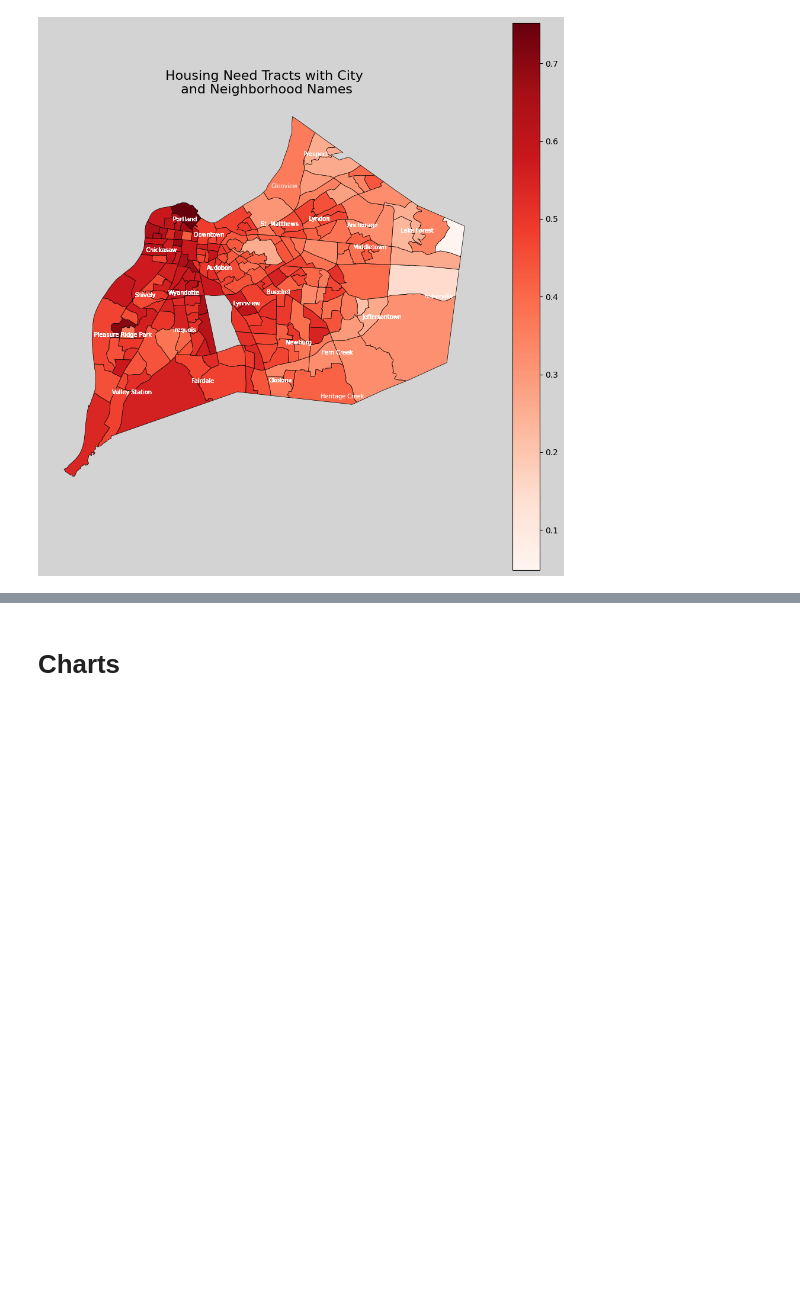
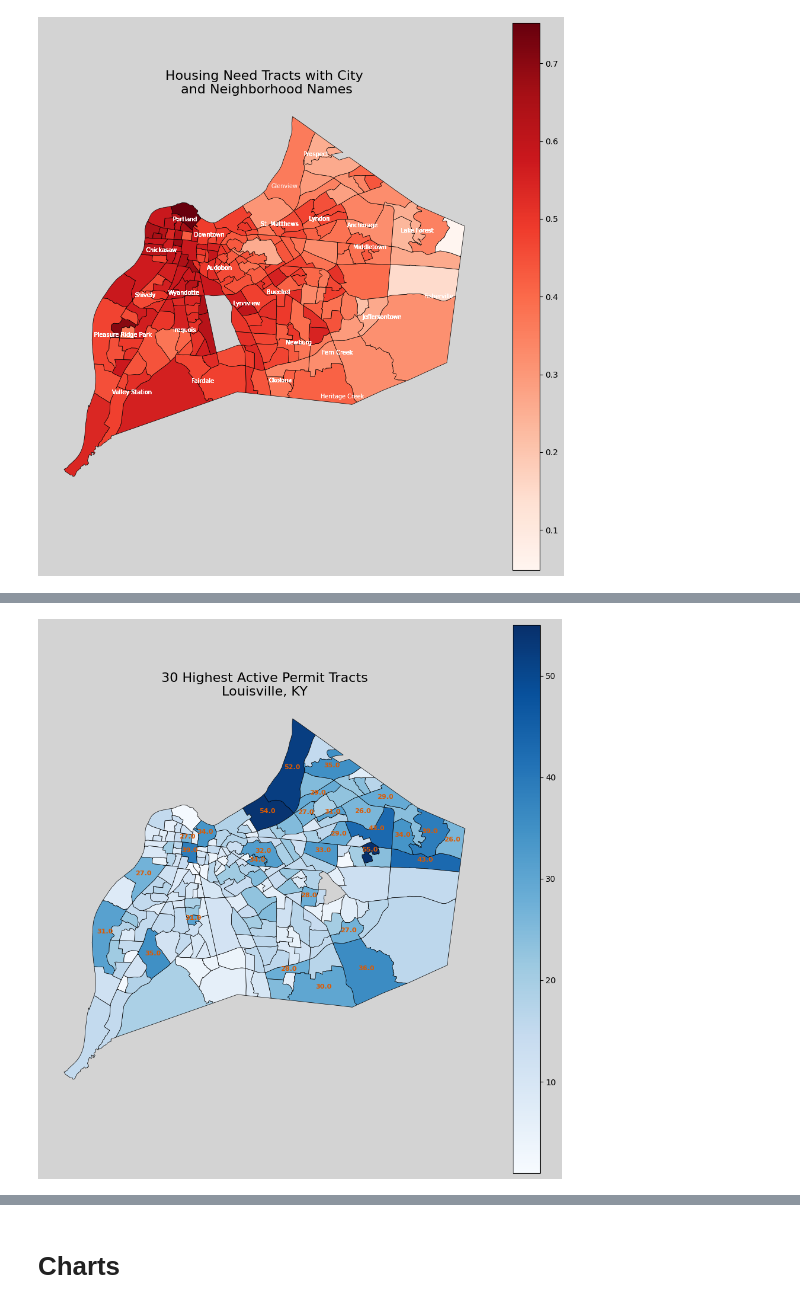
Before and after one commit to Code-You-Contributors/HUD_data_master, a Jupyter notebook: Curtis/visualizations.ipynb, the cells around one changed output, grey strips where cells are left out. Cells and saved outputs as stored; diff of their text form; code cells hidden in the pictures; blank space fills up the shorter version.

```diff
--- a/Curtis/visualizations.ipynb
+++ b/Curtis/visualizations.ipynb
@@ -387,0 +388,41 @@ plt.show()
+# %%
+# Permit Choropleth
+
+top_permit_count = map_df.nlargest(30, "PERMIT_COUNT")
+
+fig, ax = plt.subplots(figsize=(12, 12))
+
+map_df.plot(
+    column="PERMIT_COUNT",
+    cmap="Blues",
+    linewidth=0.5,
+    edgecolor="black",
+    legend=True,
+    ax=ax
+)
+
+for idx, row in top_permit_count.iterrows():
+    centroid = row.geometry.centroid
+
+    ax.text(
+        centroid.x,
+        centroid.y,
+        row["PERMIT_COUNT"],
+        fontsize=8,
+        fontweight="bold",
+        color='#DD5A02',
+        ha="center"
+    )
+
+ax.set_title(
+    "30 Highest Active Permit Tracts\nLouisville, KY",
+    fontsize=16
+)
+
+ax.axis("off")
+
+plt.savefig(FIGURES_DIR / "highest_permits_by_count_choropleth.png", dpi=300, bbox_inches="tight")
+
+plt.show()
+# %% [output]
+[figure, added]
```
Also changed, not shown: parts of 6 cells of this notebook, 8 other files.
